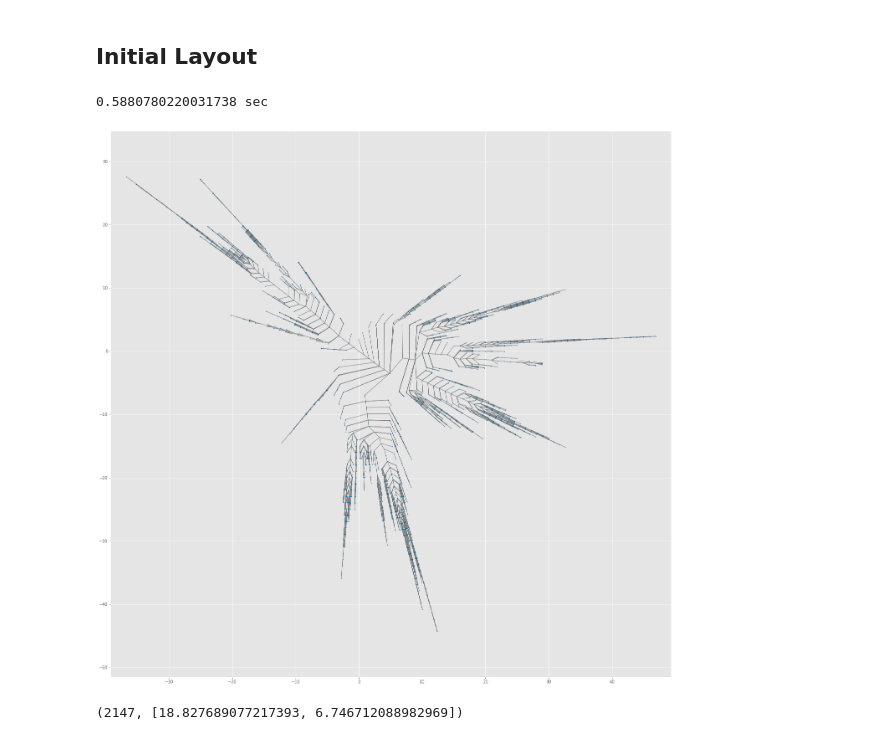
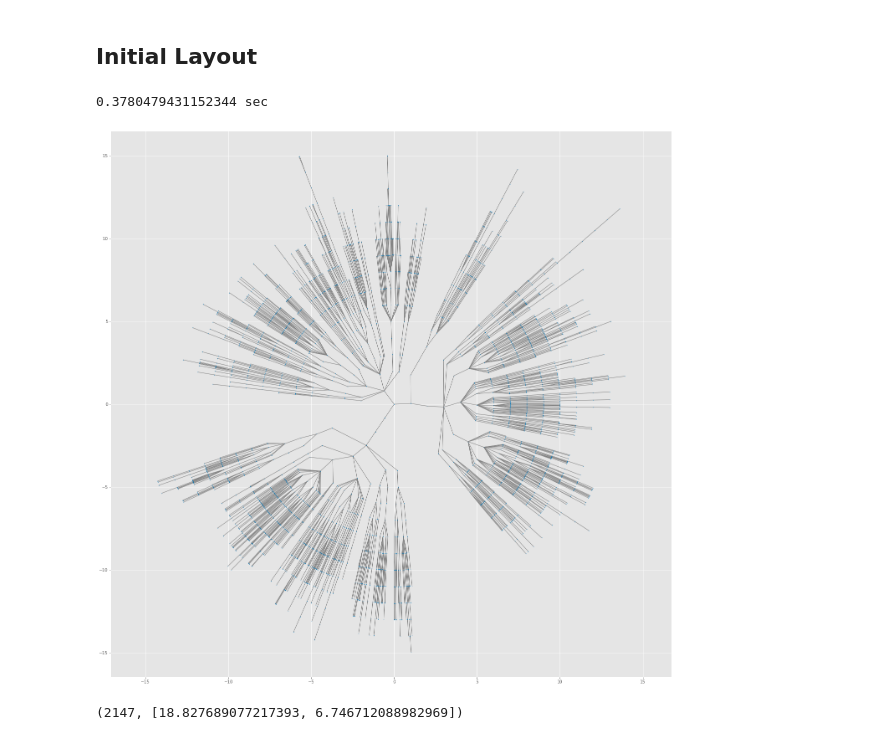
Before and after one commit to tiga1231/zmlt, a Jupyter notebook: dot2json.ipynb, the cells around one changed output. Drawn from its saved outputs; the diff is of its cells as text; code cells hidden in the pictures.

```diff
--- a/dot2json.ipynb
+++ b/dot2json.ipynb
@@ -412,8 +437,8 @@ def radial_layout(g, root=None, mode='center', origin=[0,0], phase0=0, range0=np
                 subTreeSizes = [len(nx.bfs_tree(g, i).nodes) for i in neighbors]
                 degrees = [g.degree[i] for i in neighbors]
                 depths = [depth_from_root[i] for i in neighbors]
-                weights = [(x*z/y**2) for x, y, z in zip(degrees, depths, subTreeSizes)]
-#                 weights = [z for x, y, z in zip(degrees, depths, subTreeSizes)]
+#                 weights = [(x*z/y**2) for x, y, z in zip(degrees, depths, subTreeSizes)]
+                weights = [z for x, y, z in zip(degrees, depths, subTreeSizes)]
 #                 neighborSizes = [len(list(g0.neighbors(i))) for i in neighbors]
                 newRoots += neighbors
                 newPos, newPhases, newRanges = fan(
@@ -478,8 +503,9 @@ if init_layout == 'sfdp':
 elif init_layout == 'radial':
     root = list(g.nodes)[np.argmin(d.max(axis=1))] ##large-depth node
 #     root = choice(list(g.nodes)) ##random node
+
 #     root = nx.center(g)[0]
-#     root = 1949 ##3000-nodes
+#     root = 1949 ##tree-of-life 3000-nodes
 #     root = 1143
     pos0 = radial_layout(g, root, mode='center')
 #     pos0 = rotate(pos0, -math.pi*0.5)
@@ -492,37 +518,34 @@ elif init_layout == 'sfdp-ordered-radial':
     g1 = nx.Graph(g)
     for i in g1.nodes:
         g1.nodes[i]['label'] = ''
 
     pos_sfdp = graphviz_layout(g1, prog='sfdp')
     draw(g, pos_sfdp, s=1, lw=1, labels=False, figsize=[8,8])
 #     center = np.array(list(pos_sfdp.values())).mean(0)
 #     root = min([p for p in pos_sfdp.items()], key=lambda x:np.linalg.norm(x[1]-center))[0]
     root = list(g.nodes)[np.argmin(d.max(axis=1))] ##large-depth node
+    root = 1949 ##tree-of-life 3000-nodes
 #     root = nx.center(g)[0]
     bfs = nx.bfs_tree(g, root)
     for nodeId in g:
         try:
             parentId = next(bfs.predecessors(nodeId))
         except StopIteration:
             parentId = None
         neighbors = list(g.neighbors(nodeId))
         g.nodes[nodeId]['neighbor_order'] = neighbor_order(nodeId, parentId, neighbors, pos_sfdp)
 
     pos0 = radial_layout(g, root, mode='ordered')
 
 
 
 dt = time() - t0
 print(f'{dt} sec')
 
 
-
+# pos0 = rotate(pos0, math.pi/180* 80)
 draw(g, pos0, s=1, lw=1, labels=False, figsize=[24,24])
-# draw(g, pos, s=10, lw=1, labels=True, figsize=[12,12])
 plt.show()
-
-# for i in g.nodes:
-#     g.nodes[i]['label'] = labels[i]
 # %% [output]
-0.5880780220031738 sec
+0.3780479431152344 sec
-[figure, old version]
+[figure, new version]
```
Also changed, not shown: parts of 6 cells of this notebook, 4 other files.
